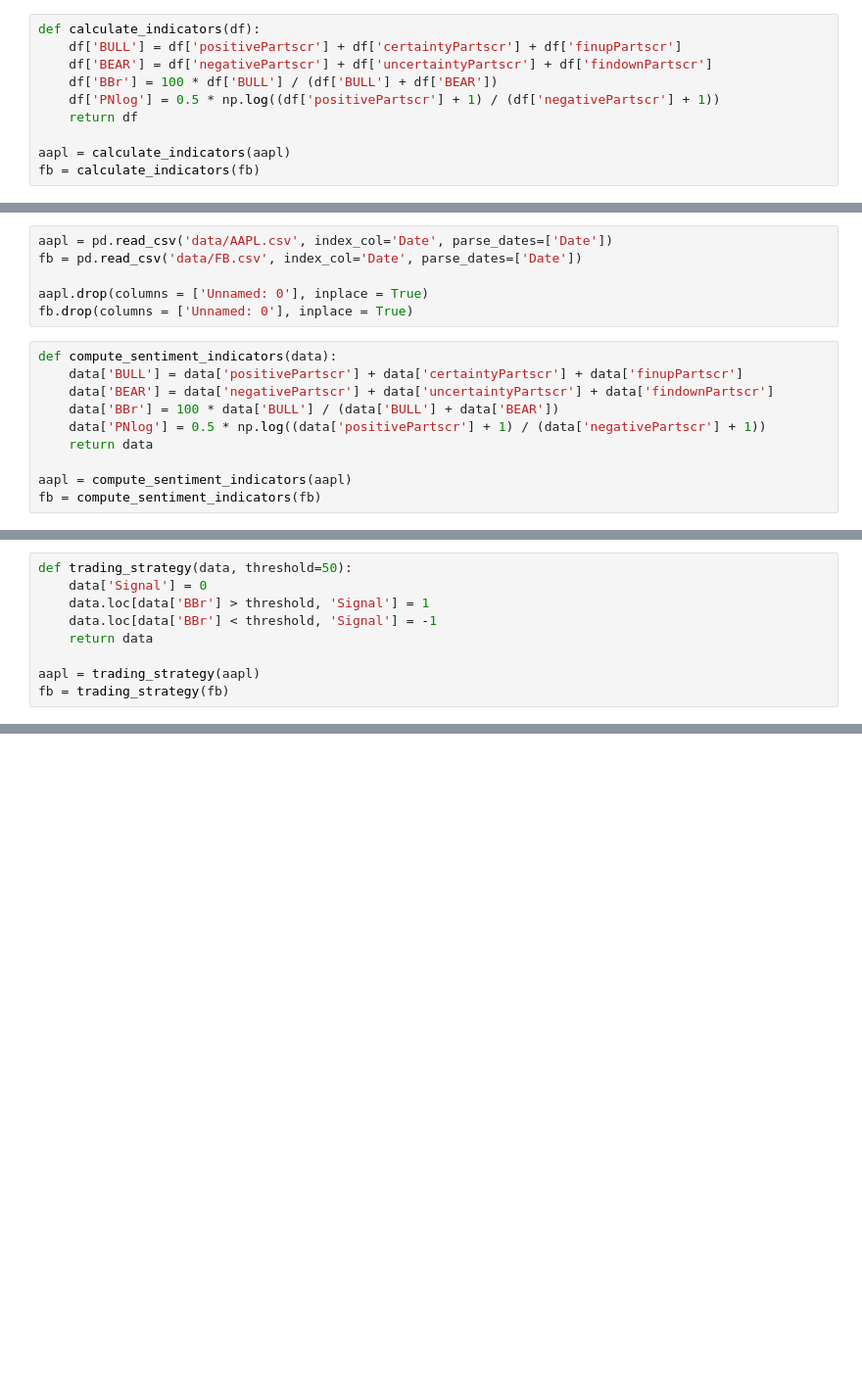
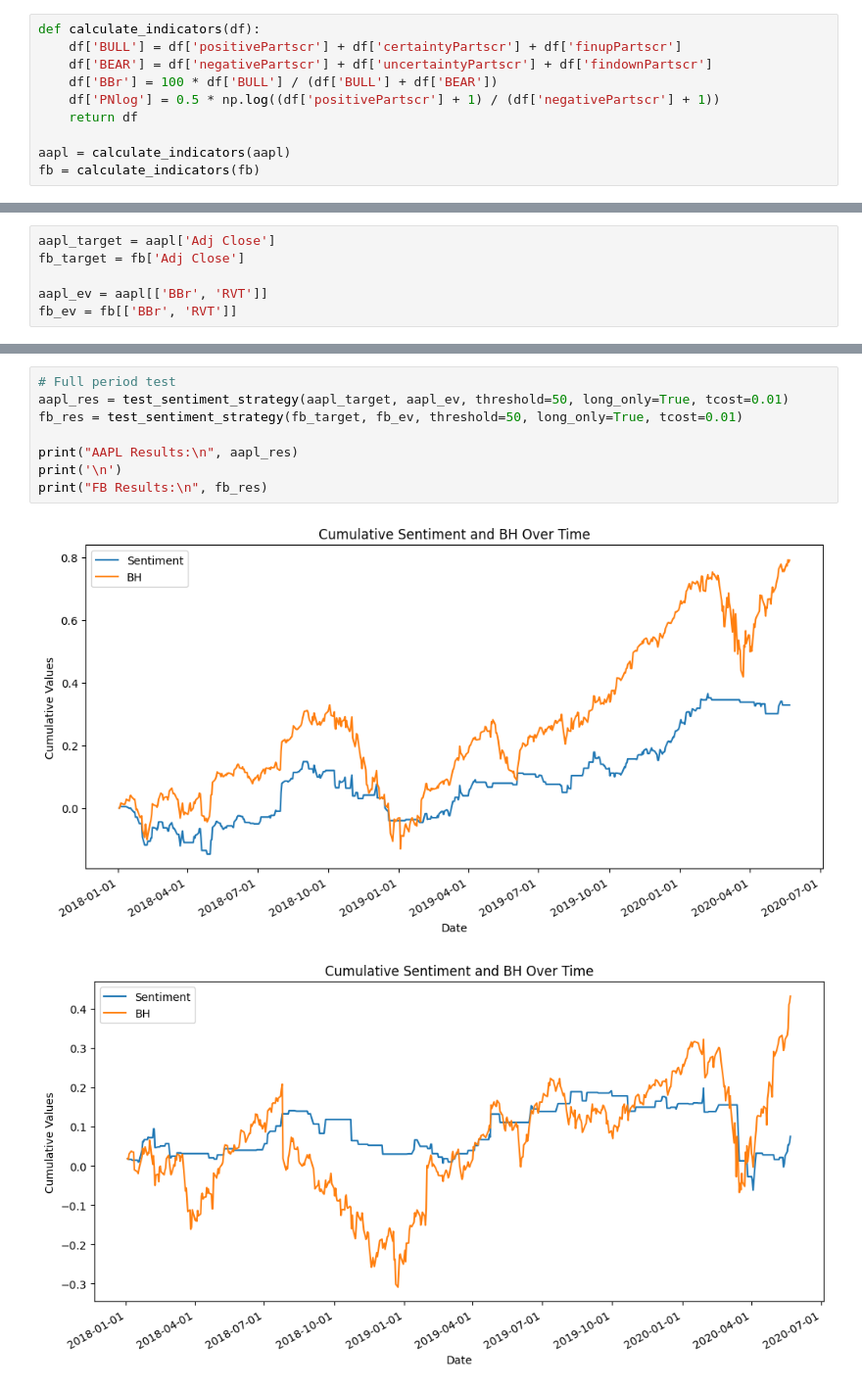
Before and after one commit to ruimaciell/2nd_homework_ml, a Jupyter notebook: Exercise1.ipynb, the cells around one changed output, grey strips where cells are left out. Shown at 98% size. Drawn from its saved outputs; the diff is of its cells as text; blank space fills up the shorter version.

```diff
--- a/Exercise1.ipynb
+++ b/Exercise1.ipynb
@@ -235,16 +136,0 @@ import matplotlib.pyplot as plt
-# %%
-aapl = pd.read_csv('data/AAPL.csv', index_col='Date', parse_dates=['Date'])
-fb = pd.read_csv('data/FB.csv', index_col='Date', parse_dates=['Date'])
-
-aapl.drop(columns = ['Unnamed: 0'], inplace = True)
-fb.drop(columns = ['Unnamed: 0'], inplace = True)
-# %%
-def compute_sentiment_indicators(data):
-    data['BULL'] = data['positivePartscr'] + data['certaintyPartscr'] + data['finupPartscr']
-    data['BEAR'] = data['negativePartscr'] + data['uncertaintyPartscr'] + data['findownPartscr']
-    data['BBr'] = 100 * data['BULL'] / (data['BULL'] + data['BEAR'])
-    data['PNlog'] = 0.5 * np.log((data['positivePartscr'] + 1) / (data['negativePartscr'] + 1))
-    return data
-
-aapl = compute_sentiment_indicators(aapl)
-fb = compute_sentiment_indicators(fb)
@@ -269,9 +136,0 @@ display(fb.head())
-# %%
-def trading_strategy(data, threshold=50):
-    data['Signal'] = 0
-    data.loc[data['BBr'] > threshold, 'Signal'] = 1
-    data.loc[data['BBr'] < threshold, 'Signal'] = -1
-    return data
-
-aapl = trading_strategy(aapl)
-fb = trading_strategy(fb)
@@ -363,0 +137,6 @@ plot_signals(fb, 'FB Trading Signals')
+# %%
+aapl_target = aapl['Adj Close']
+fb_target = fb['Adj Close']
+
+aapl_ev = aapl[['BBr', 'RVT']]
+fb_ev = fb[['BBr', 'RVT']]
@@ -363,0 +145,11 @@ plot_signals(fb, 'FB Trading Signals')
+# %%
+# Full period test
+aapl_res = test_sentiment_strategy(aapl_target, aapl_ev, threshold=50, long_only=True, tcost=0.01)
+fb_res = test_sentiment_strategy(fb_target, fb_ev, threshold=50, long_only=True, tcost=0.01)
+
+print("AAPL Results:\n", aapl_res)
+print('\n')
+print("FB Results:\n", fb_res)
+# %% [output]
+[figure, added]
+[figure, added]
```
Also changed, not shown: parts of 45 cells of this notebook.
